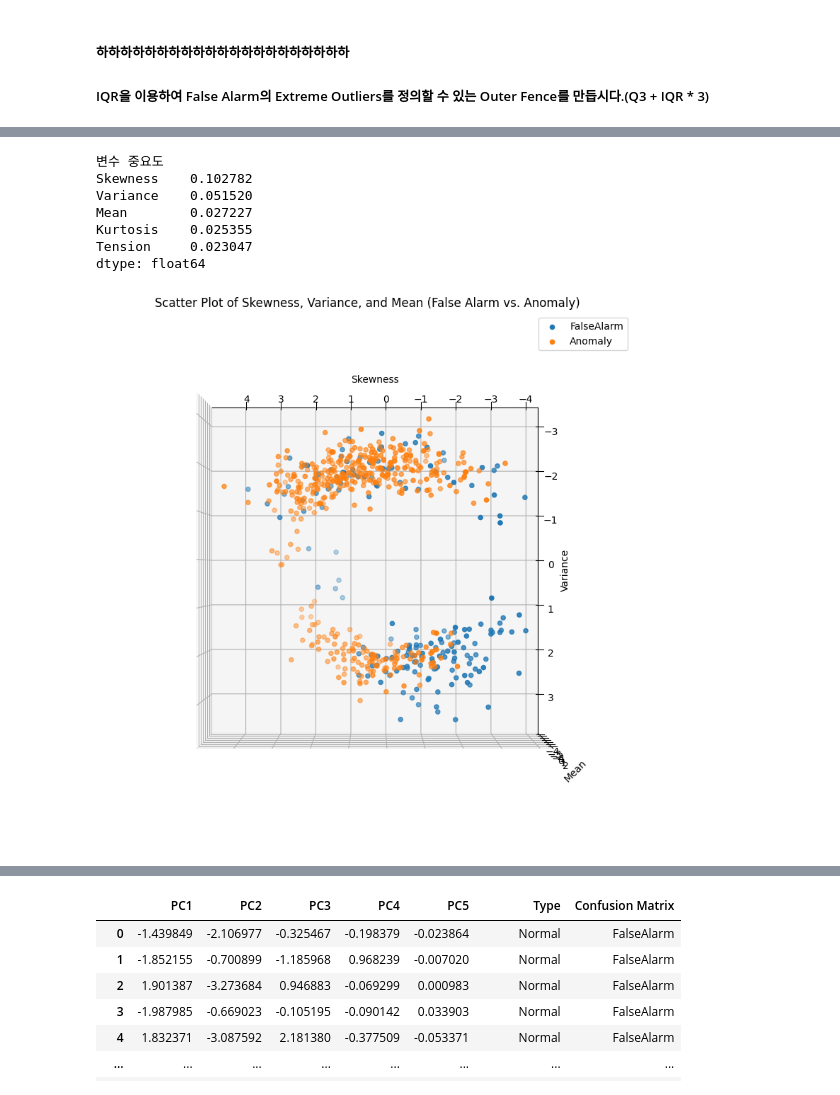
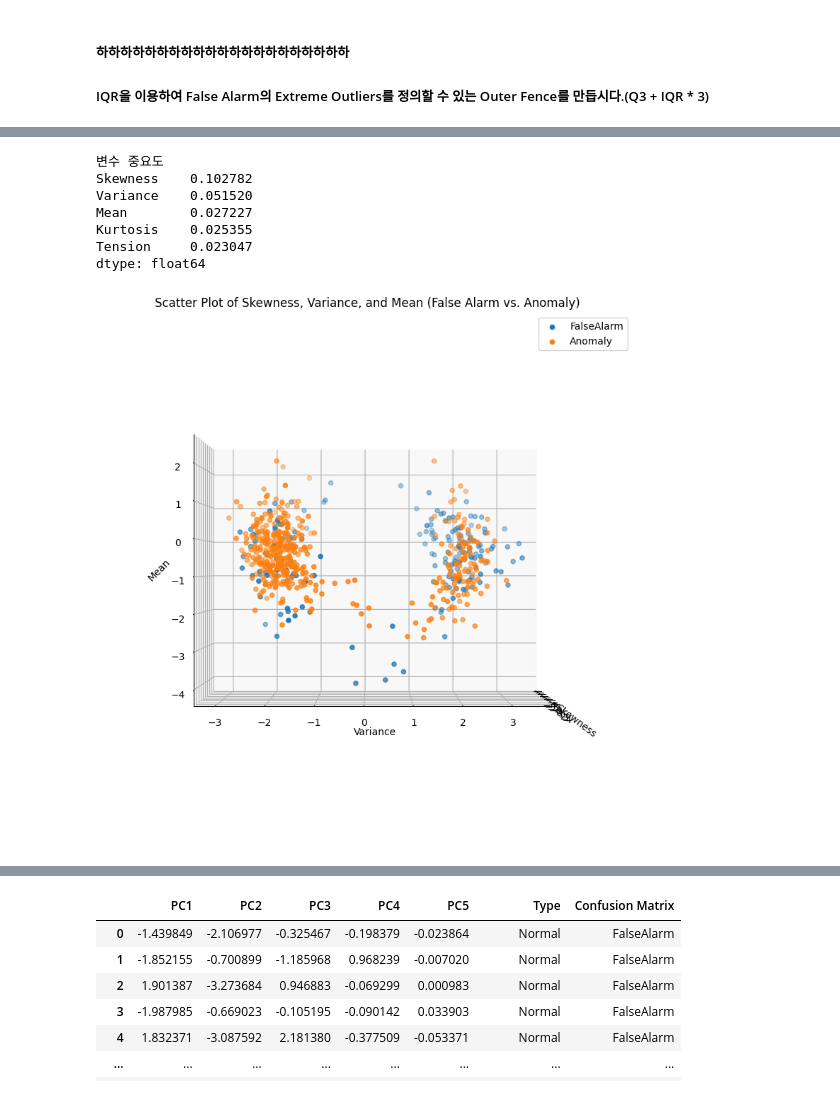
Before and after one commit to changyeon99/CapstoneDesign2, a Jupyter notebook: Oct_6th.ipynb, the cells around one changed output, grey strips where cells are left out. Cells and saved outputs as stored; diff of their text form; code cells hidden in the pictures.

```diff
--- a/Oct_6th.ipynb
+++ b/Oct_6th.ipynb
@@ -481,24 +486,2 @@ Skewness    0.048200
 dtype: float64
 [figure]
-# %%
-tens = tb_data['Tension']
-
-# false_alarm_indices = tb_data[tb_data['Confusion Matrix'] == 'FalseAlarm'].index
-
-plt.figure(figsize=(10, 5))
-
-for t in tb_data['Type'].unique():
-    type_indices = tb_data[tb_data['Type'] == t].index
-    plt.plot(type_indices, tens[type_indices], label=f'{t}') # 각 'Type'에 대한 Mahalanobis 거리 플롯
-
-# plt.axhline(y=control_limit, color='red', linestyle='--', label='Control Limit') # Control Limit 그래프 그리기
-
-# plt.scatter(false_alarm_indices, tens[false_alarm_indices], c='red', marker='x', label='FalseAlarm') # 'Confusion Matrix' 값이 'Type1Error'인 데이터 포인트 표시
-
-plt.ylabel('Tension')
-plt.title('Tension Monitoring Chart')# with Type Ⅰ Error')
-plt.legend()
-
-# plt.ylim(2.2, control_limit * 2) # y축 범위 설정
-
-plt.show()
@@ -637,33 +618,33 @@ print(importance_scores)
 fig = plt.figure(figsize=(12, 8))
 ax = fig.add_subplot(111, projection='3d')
 
 skewness = fac_target['Skewness']
 variance = fac_target['Variance']
 mean = fac_target['Mean']
 type = fac_target['Confusion Matrix']
 
 for t in fac_target['Confusion Matrix'].unique().tolist():
     mask = type == t
     ax.scatter(skewness[mask], variance[mask], mean[mask], label = t, marker = 'o')
 
 ax.set_xlabel('Skewness', rotation=45)
 ax.set_ylabel('Variance', rotation=45)
 ax.set_zlabel('Mean', rotation=45)
 
-azimuth_angle = 90
-elevation_angle = 90
+azimuth_angle = 0
+elevation_angle = 0
 ax.view_init(elev=elevation_angle, azim=azimuth_angle)
 
 ax.legend()
 plt.title('Scatter Plot of Skewness, Variance, and Mean (False Alarm vs. Anomaly)')
 plt.tight_layout()
 plt.show()
 # %% [output]
 변수 중요도
 Skewness    0.102782
 Variance    0.051520
 Mean        0.027227
 Kurtosis    0.025355
 Tension     0.023047
 dtype: float64
-[figure, old version]
+[figure, new version]
```
Also changed, not shown: parts of 17 cells of this notebook.
